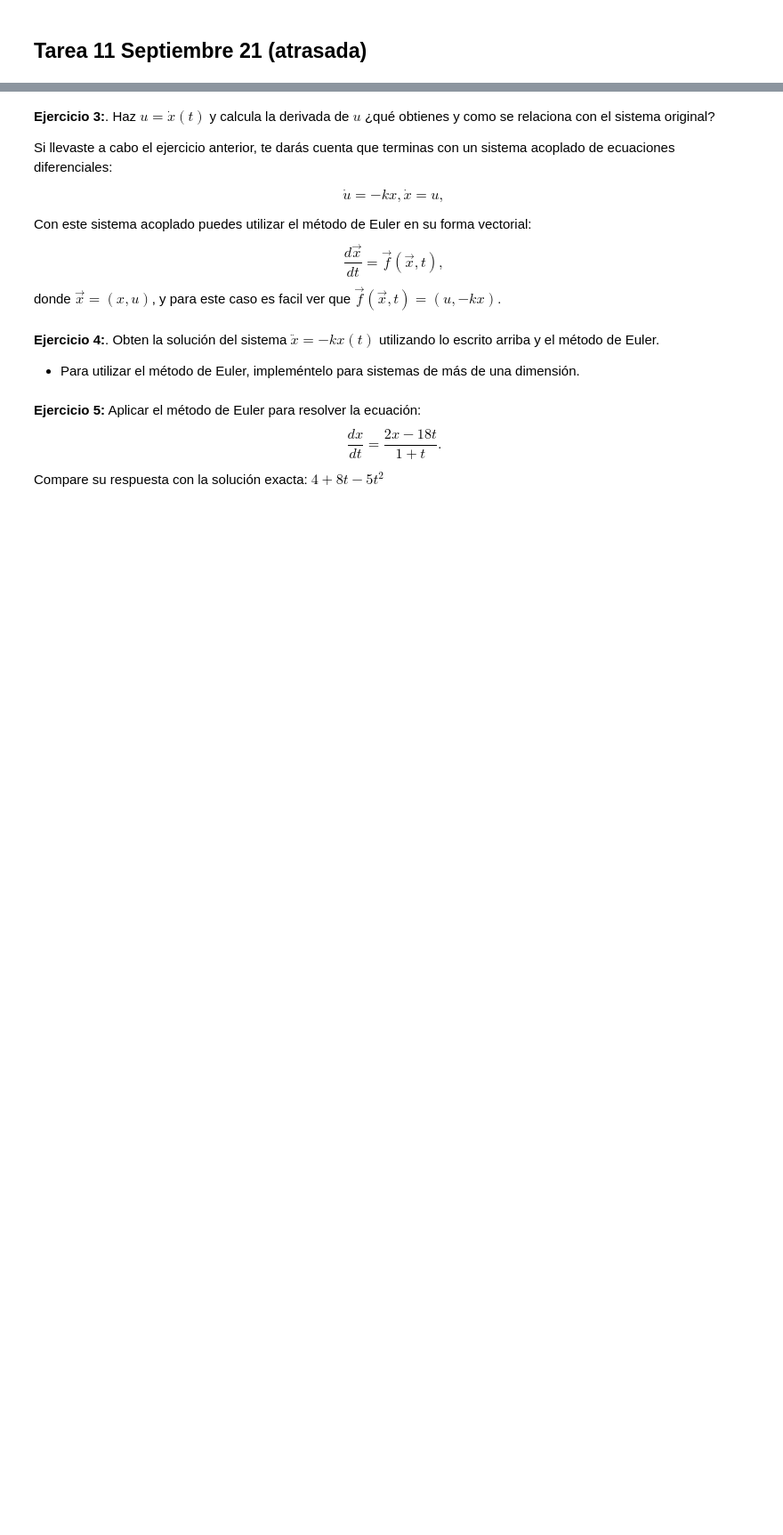
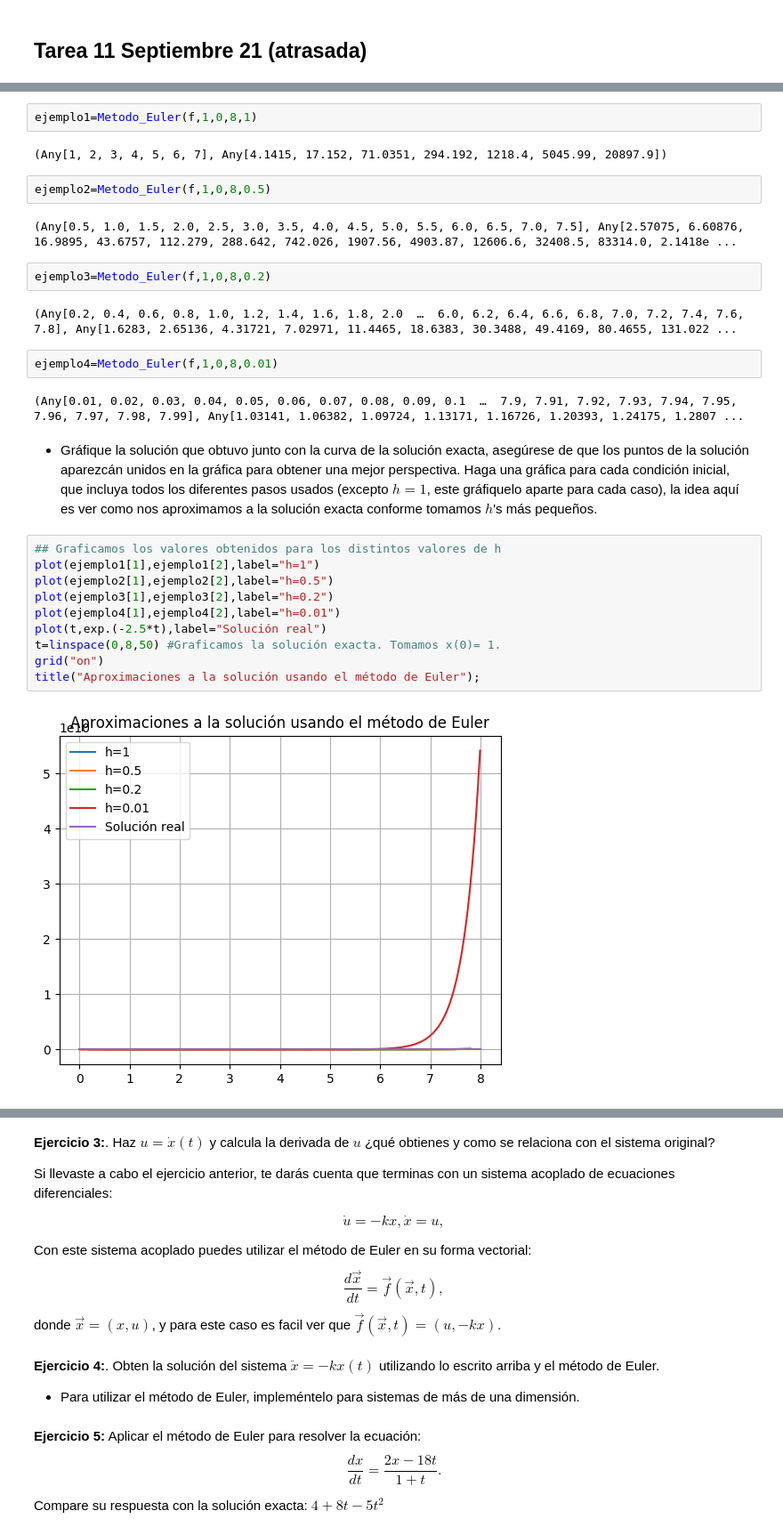
Before and after one commit to cecepassat/Fisica_Computacional_Cordero_Silis, a Jupyter notebook: Tarea_11_Sept_21.ipynb, the cells around one changed output, grey strips where cells are left out. Shown: that part at 89% size. Cells and saved outputs as stored; diff of their text form; blank space fills up the shorter version.

```diff
--- a/Tarea_11_Sept_21.ipynb
+++ b/Tarea_11_Sept_21.ipynb
@@ -21,0 +51,30 @@ LoadError: syntax: extra token "2" after end of expression
+# %%
+ejemplo1=Metodo_Euler(f,1,0,8,1)
+# %% [output]
+(Any[1, 2, 3, 4, 5, 6, 7], Any[4.1415, 17.152, 71.0351, 294.192, 1218.4, 5045.99, 20897.9])
+# %%
+ejemplo2=Metodo_Euler(f,1,0,8,0.5)
+# %% [output]
+(Any[0.5, 1.0, 1.5, 2.0, 2.5, 3.0, 3.5, 4.0, 4.5, 5.0, 5.5, 6.0, 6.5, 7.0, 7.5], Any[2.57075, 6.60876, 16.9895, 43.6757, 112.279, 288.642, 742.026, 1907.56, 4903.87, 12606.6, 32408.5, 83314.0, 2.1418e ...
+# %%
+ejemplo3=Metodo_Euler(f,1,0,8,0.2)
+# %% [output]
+(Any[0.2, 0.4, 0.6, 0.8, 1.0, 1.2, 1.4, 1.6, 1.8, 2.0  …  6.0, 6.2, 6.4, 6.6, 6.8, 7.0, 7.2, 7.4, 7.6, 7.8], Any[1.6283, 2.65136, 4.31721, 7.02971, 11.4465, 18.6383, 30.3488, 49.4169, 80.4655, 131.022 ...
+# %%
+ejemplo4=Metodo_Euler(f,1,0,8,0.01)
+# %% [output]
+(Any[0.01, 0.02, 0.03, 0.04, 0.05, 0.06, 0.07, 0.08, 0.09, 0.1  …  7.9, 7.91, 7.92, 7.93, 7.94, 7.95, 7.96, 7.97, 7.98, 7.99], Any[1.03141, 1.06382, 1.09724, 1.13171, 1.16726, 1.20393, 1.24175, 1.2807 ...
+# %% [markdown]
+* Gráfique la solución que obtuvo junto con la curva de la solución exacta, asegúrese de que los puntos de la solución aparezcán unidos en la gráfica para obtener una mejor perspectiva. Haga una gráfica para cada condición inicial, que incluya todos los diferentes pasos usados (excepto $h=1$, este gráfiquelo aparte para cada caso), la idea aquí es ver como nos aproximamos a la solución exacta conforme tomamos $h$'s más pequeños.
+# %%
+## Graficamos los valores obtenidos para los distintos valores de h
+plot(ejemplo1[1],ejemplo1[2],label="h=1")
+plot(ejemplo2[1],ejemplo2[2],label="h=0.5")
+plot(ejemplo3[1],ejemplo3[2],label="h=0.2")
+plot(ejemplo4[1],ejemplo4[2],label="h=0.01")
+plot(t,exp.(-2.5*t),label="Solución real")
+t=linspace(0,8,50) #Graficamos la solución exacta. Tomamos x(0)= 1.
+grid("on")
+title("Aproximaciones a la solución usando el método de Euler");
+# %% [output]
+[figure, added]
```
Also changed, not shown: parts of 14 cells of this notebook.
